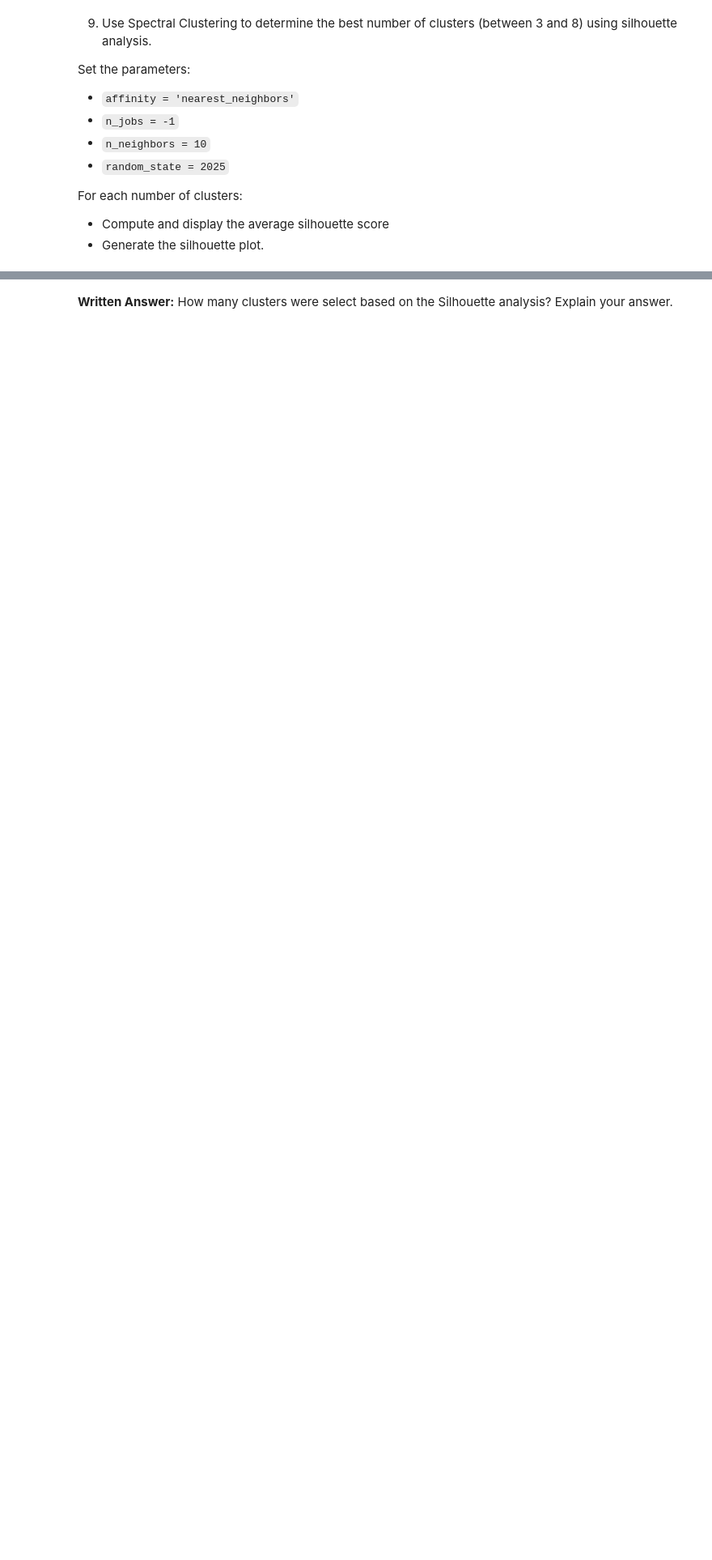
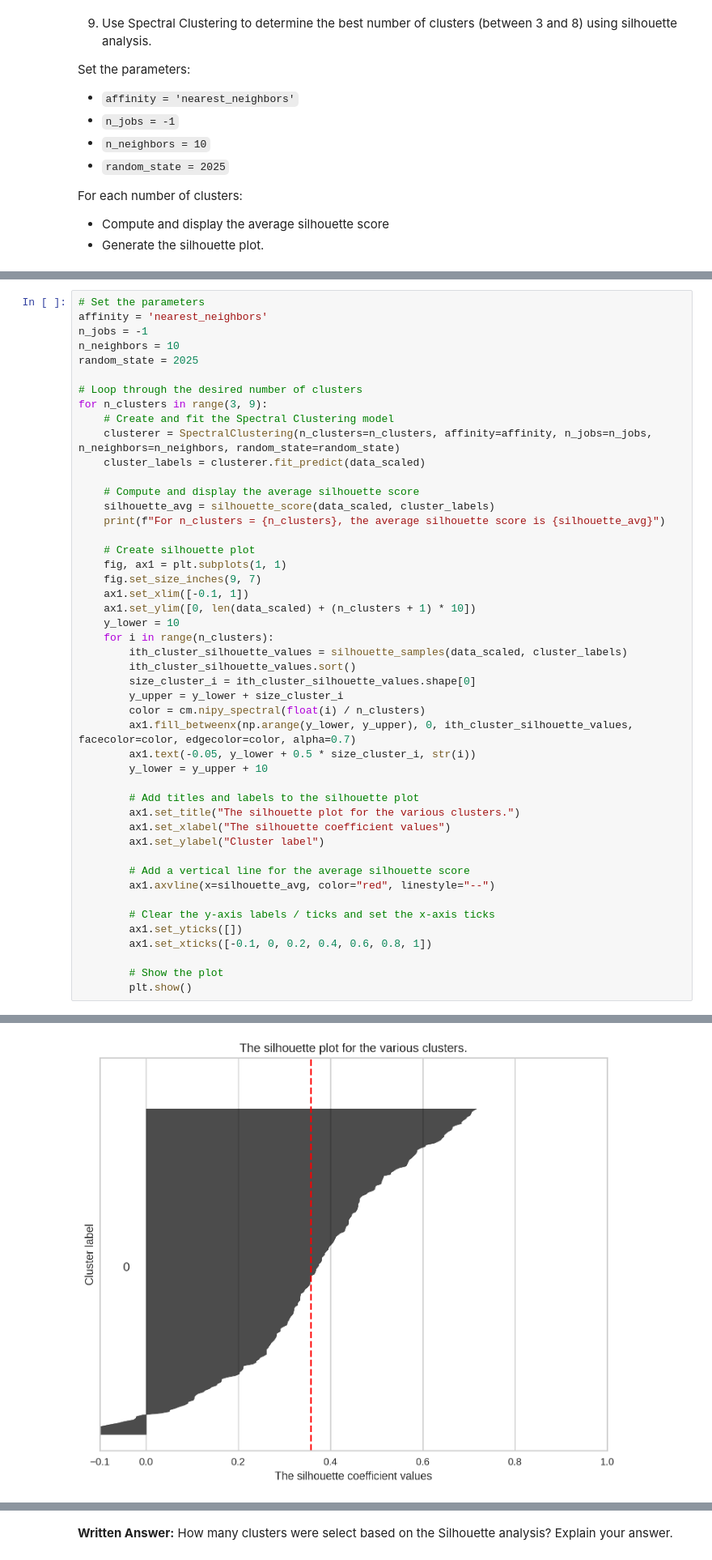
Before and after one commit to emilyberlinghoff/DS3000, a Jupyter notebook: Homework 8 - Clustering/251287809_H08.ipynb, the cells around one changed output, grey strips where cells are left out. Shown at 81% size. Cells and saved outputs as stored; diff of their text form; blank space fills up the shorter version.

```diff
--- a/Homework 8 - Clustering/251287809_H08.ipynb
+++ b/Homework 8 - Clustering/251287809_H08.ipynb
@@ -337,0 +336,48 @@ For each number of clusters:
+# %%
+# Set the parameters
+affinity = 'nearest_neighbors'
+n_jobs = -1
+n_neighbors = 10
+random_state = 2025
+
+# Loop through the desired number of clusters
+for n_clusters in range(3, 9):
+    # Create and fit the Spectral Clustering model
+    clusterer = SpectralClustering(n_clusters=n_clusters, affinity=affinity, n_jobs=n_jobs, n_neighbors=n_neighbors, random_state=random_state)
+    cluster_labels = clusterer.fit_predict(data_scaled)
+
+    # Compute and display the average silhouette score
+    silhouette_avg = silhouette_score(data_scaled, cluster_labels)
+    print(f"For n_clusters = {n_clusters}, the average silhouette score is {silhouette_avg}")
+
+    # Create silhouette plot
+    fig, ax1 = plt.subplots(1, 1)
+    fig.set_size_inches(9, 7)
+    ax1.set_xlim([-0.1, 1])
+    ax1.set_ylim([0, len(data_scaled) + (n_clusters + 1) * 10])
+    y_lower = 10
+    for i in range(n_clusters):
+        ith_cluster_silhouette_values = silhouette_samples(data_scaled, cluster_labels)
+        ith_cluster_silhouette_values.sort()
+        size_cluster_i = ith_cluster_silhouette_values.shape[0]
+        y_upper = y_lower + size_cluster_i
+        color = cm.nipy_spectral(float(i) / n_clusters)
+        ax1.fill_betweenx(np.arange(y_lower, y_upper), 0, ith_cluster_silhouette_values, facecolor=color, edgecolor=color, alpha=0.7)
+        ax1.text(-0.05, y_lower + 0.5 * size_cluster_i, str(i))
+        y_lower = y_upper + 10
+
+        # Add titles and labels to the silhouette plot
+        ax1.set_title("The silhouette plot for the various clusters.")
+        ax1.set_xlabel("The silhouette coefficient values")
+        ax1.set_ylabel("Cluster label")
+
+        # Add a vertical line for the average silhouette score
+        ax1.axvline(x=silhouette_avg, color="red", linestyle="--")
+
+        # Clear the y-axis labels / ticks and set the x-axis ticks
+        ax1.set_yticks([])
+        ax1.set_xticks([-0.1, 0, 0.2, 0.4, 0.6, 0.8, 1])
+
+        # Show the plot
+        plt.show()
+# %% [output]
@@ -337,0 +385 @@ For each number of clusters:
+[figure, added]
```
Also changed, not shown: parts of 12 cells of this notebook.
